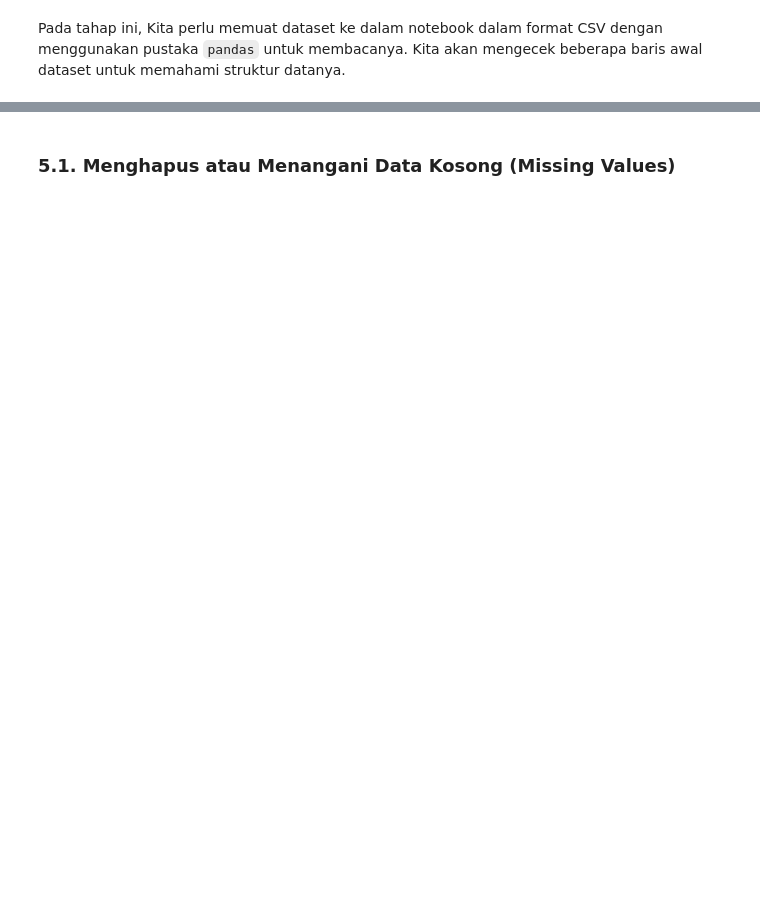
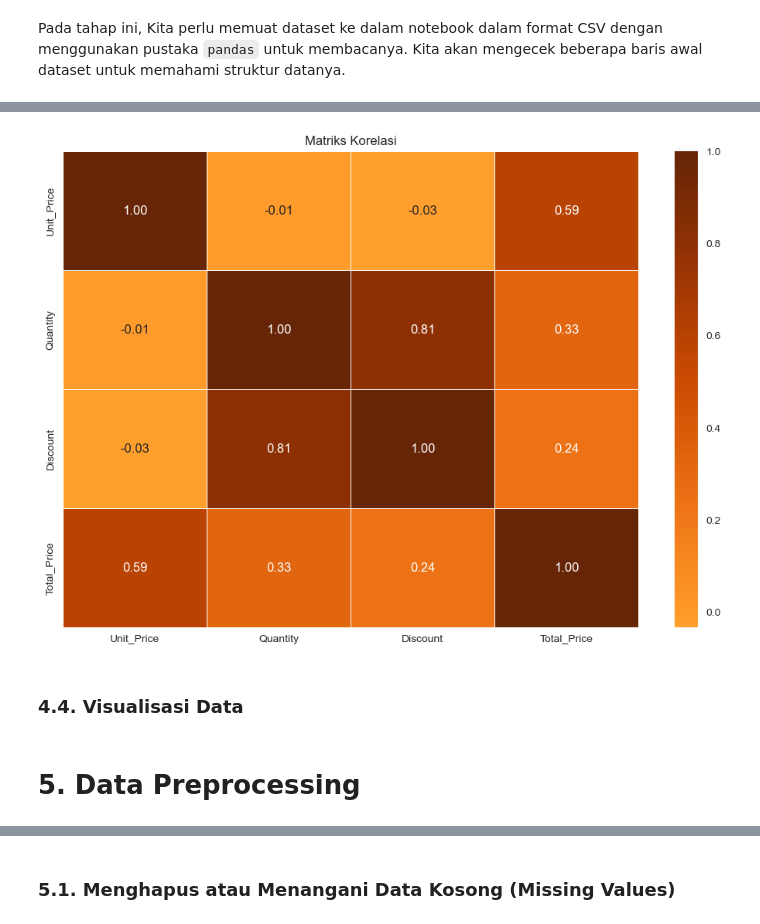
Before and after one commit to alouvre/BMLUP_DicodingSubmission_ProyekMembangunMachineLearning, a Jupyter notebook: [Clustering-1] Submission Akhir BMLP_Alifia Mustika Sari.ipynb, the cells around one changed output, grey strips where cells are left out. Cells and saved outputs as stored; diff of their text form; code cells hidden in the pictures; blank space fills up the shorter version.

```diff
--- a/[Clustering-1] Submission Akhir BMLP_Alifia Mustika Sari.ipynb
+++ b/[Clustering-1] Submission Akhir BMLP_Alifia Mustika Sari.ipynb
@@ -128,0 +259,23 @@ memory usage: 755.3+ MB
+# %%
+def plot_correlation_matrix(df):
+    """
+    Menampilkan matriks korelasi menggunakan heatmap.
+
+    Parameters:
+        df (DataFrame): DataFrame yang berisi data numerik.
+    """
+    numeric_cols = df.select_dtypes(include=['number'])  # Memilih kolom numerik
+    correlation_matrix = numeric_cols.corr()  # Menghitung korelasi
+
+    plt.figure(figsize=(12,8))
+    sns.heatmap(correlation_matrix, annot=True, fmt=".2f", cmap="YlOrBr", linewidths=0.5, center=0)
+    plt.title("Matriks Korelasi")
+    plt.show()
+
+plot_correlation_matrix(df_sales)
+# %% [output]
+[figure, added]
+# %% [markdown]
+### **4.4. Visualisasi Data**
+# %% [markdown]
+# **5. Data Preprocessing**
```
Also changed, not shown: parts of 27 cells of this notebook.
